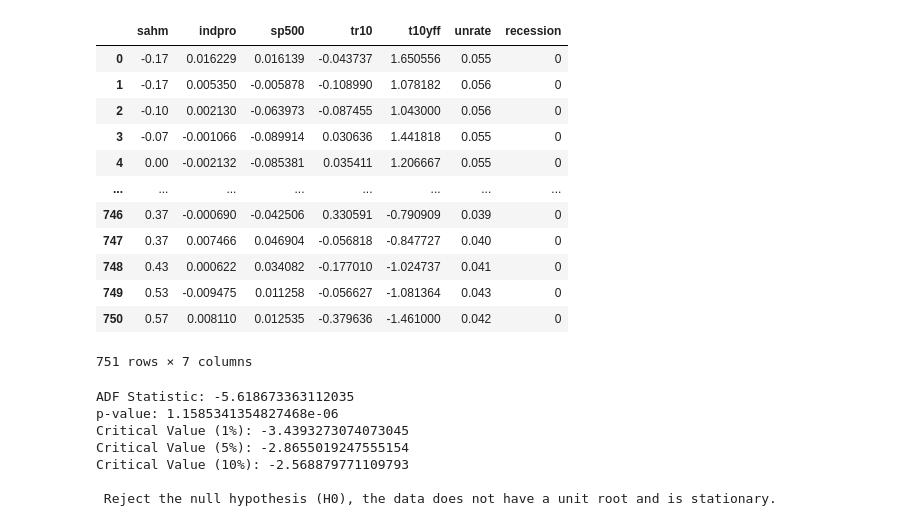
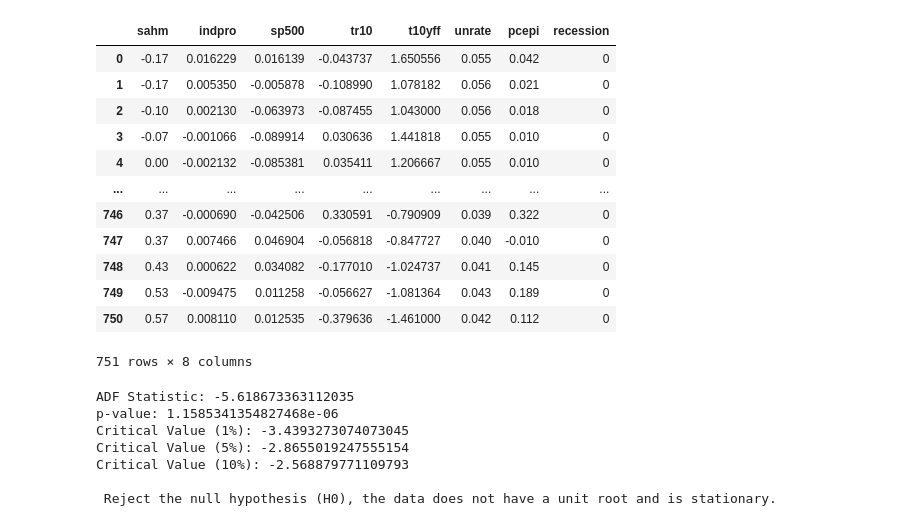
Before and after one commit to Engineer194/Analysis-of-the-US-Economy---Part-2, a Jupyter notebook: calculations.ipynb, the cells around one changed output. Drawn from its saved outputs; the diff is of its cells as text; code cells hidden in the pictures.

```diff
--- a/calculations.ipynb
+++ b/calculations.ipynb
@@ -10,25 +10,25 @@ from statsmodels.tsa.stattools import adfuller
 # %%
 collected_data = pd.read_csv('data/collected_data.csv') # Read the CSV file
 
-keep_col = ['sahm', 'indpro', 'sp500', 'tr10', 't10yff', 'unrate', 'recession']
+keep_col = ['sahm', 'indpro', 'sp500', 'tr10', 't10yff', 'unrate', 'pcepi', 'recession']
 all_data = collected_data[keep_col]
 del collected_data
 
 all_data
 # %% [output]
-|  | sahm | indpro | sp500 | tr10 | t10yff | unrate | recession |
-| 0 | -0.17 | 0.016229 | 0.016139 | -0.043737 | 1.650556 | 0.055 | 0 |
-| 1 | -0.17 | 0.005350 | -0.005878 | -0.108990 | 1.078182 | 0.056 | 0 |
-| 2 | -0.10 | 0.002130 | -0.063973 | -0.087455 | 1.043000 | 0.056 | 0 |
-| 3 | -0.07 | -0.001066 | -0.089914 | 0.030636 | 1.441818 | 0.055 | 0 |
-| 4 | 0.00 | -0.002132 | -0.085381 | 0.035411 | 1.206667 | 0.055 | 0 |
-| ... | ... | ... | ... | ... | ... | ... | ... |
-| 746 | 0.37 | -0.000690 | -0.042506 | 0.330591 | -0.790909 | 0.039 | 0 |
-| 747 | 0.37 | 0.007466 | 0.046904 | -0.056818 | -0.847727 | 0.040 | 0 |
-| 748 | 0.43 | 0.000622 | 0.034082 | -0.177010 | -1.024737 | 0.041 | 0 |
-| 749 | 0.53 | -0.009475 | 0.011258 | -0.056627 | -1.081364 | 0.043 | 0 |
-| 750 | 0.57 | 0.008110 | 0.012535 | -0.379636 | -1.461000 | 0.042 | 0 |
+|  | sahm | indpro | sp500 | tr10 | t10yff | unrate | pcepi | recession |
+| 0 | -0.17 | 0.016229 | 0.016139 | -0.043737 | 1.650556 | 0.055 | 0.042 | 0 |
+| 1 | -0.17 | 0.005350 | -0.005878 | -0.108990 | 1.078182 | 0.056 | 0.021 | 0 |
+| 2 | -0.10 | 0.002130 | -0.063973 | -0.087455 | 1.043000 | 0.056 | 0.018 | 0 |
+| 3 | -0.07 | -0.001066 | -0.089914 | 0.030636 | 1.441818 | 0.055 | 0.010 | 0 |
+| 4 | 0.00 | -0.002132 | -0.085381 | 0.035411 | 1.206667 | 0.055 | 0.010 | 0 |
+| ... | ... | ... | ... | ... | ... | ... | ... | ... |
+| 746 | 0.37 | -0.000690 | -0.042506 | 0.330591 | -0.790909 | 0.039 | 0.322 | 0 |
+| 747 | 0.37 | 0.007466 | 0.046904 | -0.056818 | -0.847727 | 0.040 | -0.010 | 0 |
+| 748 | 0.43 | 0.000622 | 0.034082 | -0.177010 | -1.024737 | 0.041 | 0.145 | 0 |
+| 749 | 0.53 | -0.009475 | 0.011258 | -0.056627 | -1.081364 | 0.043 | 0.189 | 0 |
+| 750 | 0.57 | 0.008110 | 0.012535 | -0.379636 | -1.461000 | 0.042 | 0.112 | 0 |
-751 rows × 7 columns
+751 rows × 8 columns
 # %%
 # We select the column we want to analyze (eg 'sahm').
 time_series = all_data['sahm'].copy()
```
Also changed, not shown: parts of 1 cell of this notebook.
